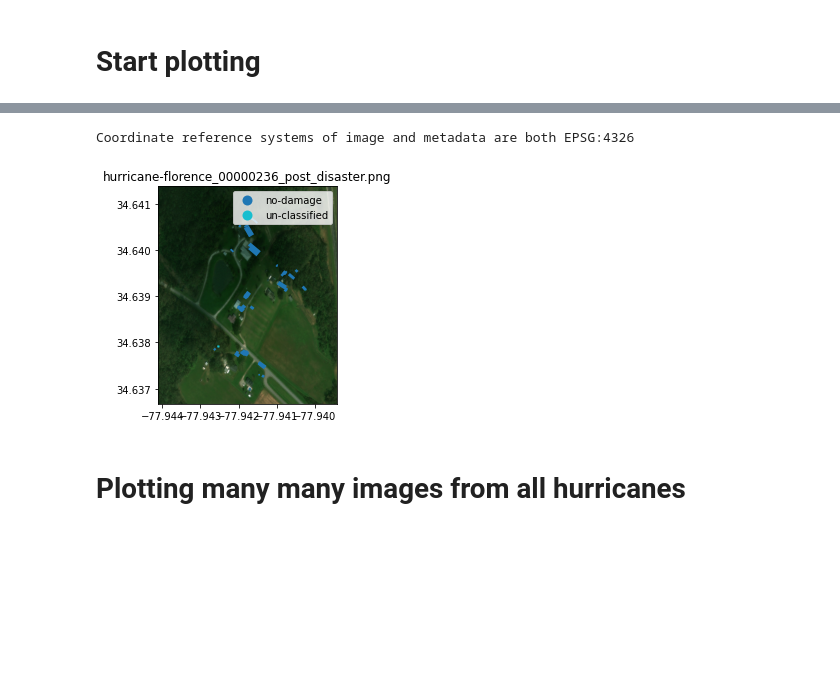
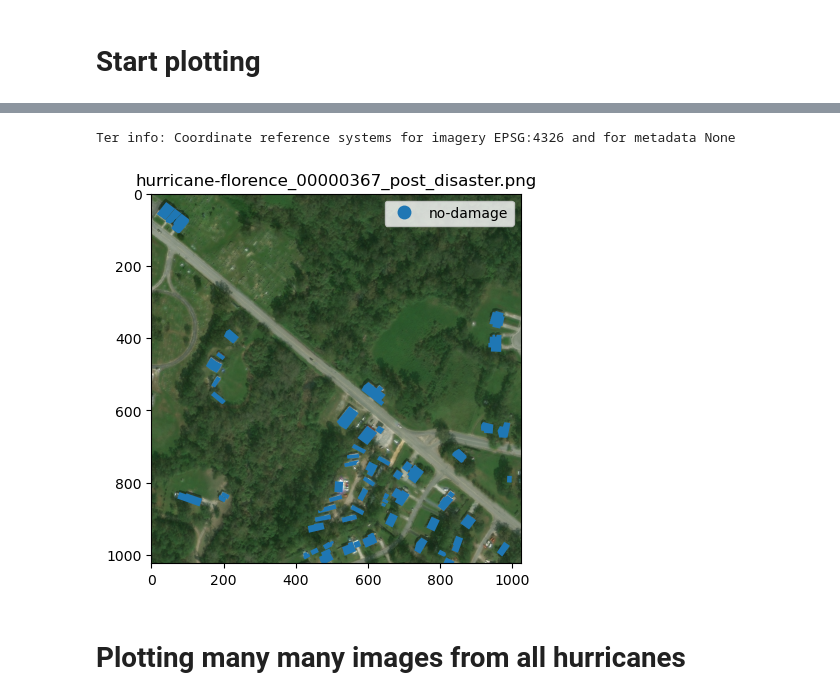
Before and after one commit to ai4er-cdt/hurricane-harm-herald, a Jupyter notebook: notebooks/Metadata_polygons.ipynb, the cells around one changed output, grey strips where cells are left out. Drawn from its saved outputs; the diff is of its cells as text; code cells hidden in the pictures; blank space fills up the shorter version.

```diff
--- a/notebooks/Metadata_polygons.ipynb
+++ b/notebooks/Metadata_polygons.ipynb
@@ -33,2 +29,8 @@ Drive already mounted at /content/drive; to attempt to forcibly remount, call dr
+# %%
+# from google.colab import drive
+# drive.mount('/content/drive')
+# data_directory = "/content/drive/MyDrive/ai4er/python/hurricane/hurricane-harm-herald/data/xBD_data"
+
+data_directory = "/Users/Lisanne/Library/CloudStorage/GoogleDrive-lisanneblok@gmail.com/.shortcut-targets-by-id/132Xl9yWOGKPM7ybLH0oa9c3dJGYrXkjC/datasets"
 # %% [markdown]
 # Extract imagery and meta-data
@@ -86,11 +76,11 @@ disaster_name
 # extract all hurricane_florence json files
 #json_search_terms = disaster_name + "*post*json"
 #florence_json = extract_posthurr(xbd_json_directory, json_search_terms)
-xbd_json_directory = "/content/drive/MyDrive/ai4er/python/hurricane/hurricane-harm-herald/data/xBD_data/geotiffs.old/hold/labels"
+xbd_json_directory = data_directory + "/geotiffs.old/hold/labels"
 florence_json = extract_posthurr(xbd_json_directory, 'hurricane*florence*post*.json')
 
 # extract all hurricane florence image files
-xbd_tif_directory = "/content/drive/MyDrive/ai4er/python/hurricane/hurricane-harm-herald/data/xBD_data/geotiffs.old/hold/images"
+xbd_tif_directory = data_directory + "/geotiffs.old/hold/images"
 #tif_search_terms = disaster_name + "*post*tif"
 florence_tif = extract_posthurr(xbd_tif_directory, 'hurricane*florence*post*.tif')
 # %%
@@ -144,6 +176,6 @@ def extract_metadata(json_link, format, classes_dict):
 # %%
 from geopandas import GeoDataFrame
-json_link = "/content/drive/MyDrive/ai4er/python/hurricane/hurricane-harm-herald/data/xBD_data/geotiffs.old/hold/labels/" + florence_json[0]
+json_link = data_directory + "/geotiffs.old/hold/labels/" + florence_json[1]
 polygon_damage = extract_metadata(json_link, 'polygon', classes_dict)
 polygon_damage
 # %% [output]
@@ -168,41 +209,34 @@ def plot_image_label(json_label, tif_dir, classes_dict):
   building_image_path = json_label.replace('labels', 'images').replace('json','tif')
   img = rio.open(building_image_path)
 
-  img_extent=[img.bounds[0], img.bounds[2], img.bounds[1], img.bounds[3]]
-
-  # f, ax = plt.subplots()
-  # ax = rio.plot.show(img.read(), ax=ax, extent=img_extent)
-  # ax.ticklabel_format(useOffset=False)
+  #img_extent=[img.bounds[0], img.bounds[2], img.bounds[1], img.bounds[3]]
+  #print(img_extent)
 
   f, ax = plt.subplots()
-  ax = rio.plot.show(img.read(), ax=ax, extent = img_extent)
+ # ax = rio.plot.show(img.read(), ax=ax, extent = img_extent)
+  ax = rio.plot.show(img.read(), ax=ax)
   ax.ticklabel_format(useOffset=False)
 
-  polygon_damage['geometry'] = gpd.GeoSeries.from_wkt(polygon_damage['geometry'])
-  my_geo_df = gpd.GeoDataFrame(polygon_damage, geometry='geometry', crs="EPSG:4326")
+  #polygon_damage['geometry'] = gpd.GeoSeries.from_wkt(polygon_damage['geometry'])
 
-  if img.crs == my_geo_df.crs:
-    # strange only .plot works if polygon is a string...
-    #my_geo_df["geometry"] = my_geo_df['geometry'].apply(wkt.loads)
+  my_geo_df = gpd.GeoDataFrame(polygon_damage, geometry='geometry')
+  #my_geo_df.plot(ax=ax, column = "damage class", legend = True, categorical=True, crs="EPSG:4326")
+  my_geo_df.plot(ax=ax, column = "damage class", legend = True, categorical=True)
+  ax.set_title(image_name)
 
-    print("Coordinate reference systems of image and metadata are both", img.crs)
-    my_geo_df.plot(ax=ax, column = "damage class", legend = True, categorical=True)
-    ax.set_title(image_name)
-  else:
-    print("Coordinate reference systems are different. For imagery", img.crs,
-          "and for metadata", my_geo_df.crs)
+  print("Ter info: Coordinate reference systems for imagery", img.crs, "and for metadata", my_geo_df.crs)
 
   return my_geo_df
 # %%
-json_dir = "/content/drive/MyDrive/ai4er/python/hurricane/hurricane-harm-herald/data/xBD_data/geotiffs.old/hold/labels/"
-xbd_tif_directory = "/content/drive/ai4er/python/hurricane/MyDrive/hurricane-harm-herald/data/xBD_data/geotiffs.old/hold/images"
-specific_label_file = florence_json[33]
+json_dir = data_directory + "/geotiffs.old/hold/labels/"
+xbd_tif_directory = data_directory + "/geotiffs.old/hold/images"
+specific_label_file = florence_json[3]
 json_label = json_dir + "/" + specific_label_file
 
 onthouden = plot_image_label(json_label, xbd_tif_directory, classes_dict)
 # %% [output]
-Coordinate reference systems of image and metadata are both EPSG:4326
+Ter info: Coordinate reference systems for imagery EPSG:4326 and for metadata None
-[figure, old version]
+[figure, new version]
 # %% [markdown]
 # Plotting many many images from all hurricanes
 # %%
```
Also changed, not shown: parts of 49 cells of this notebook.
